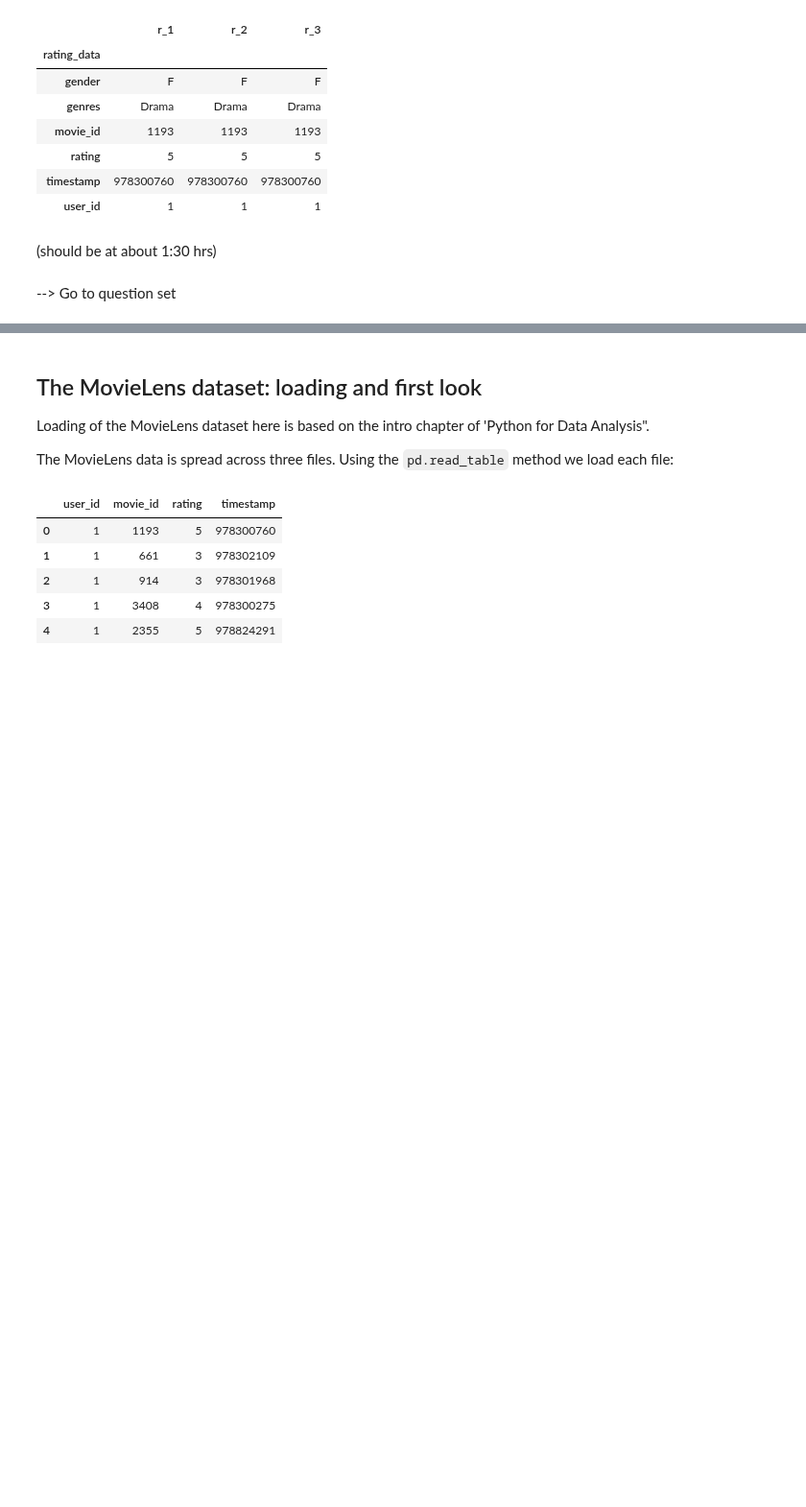
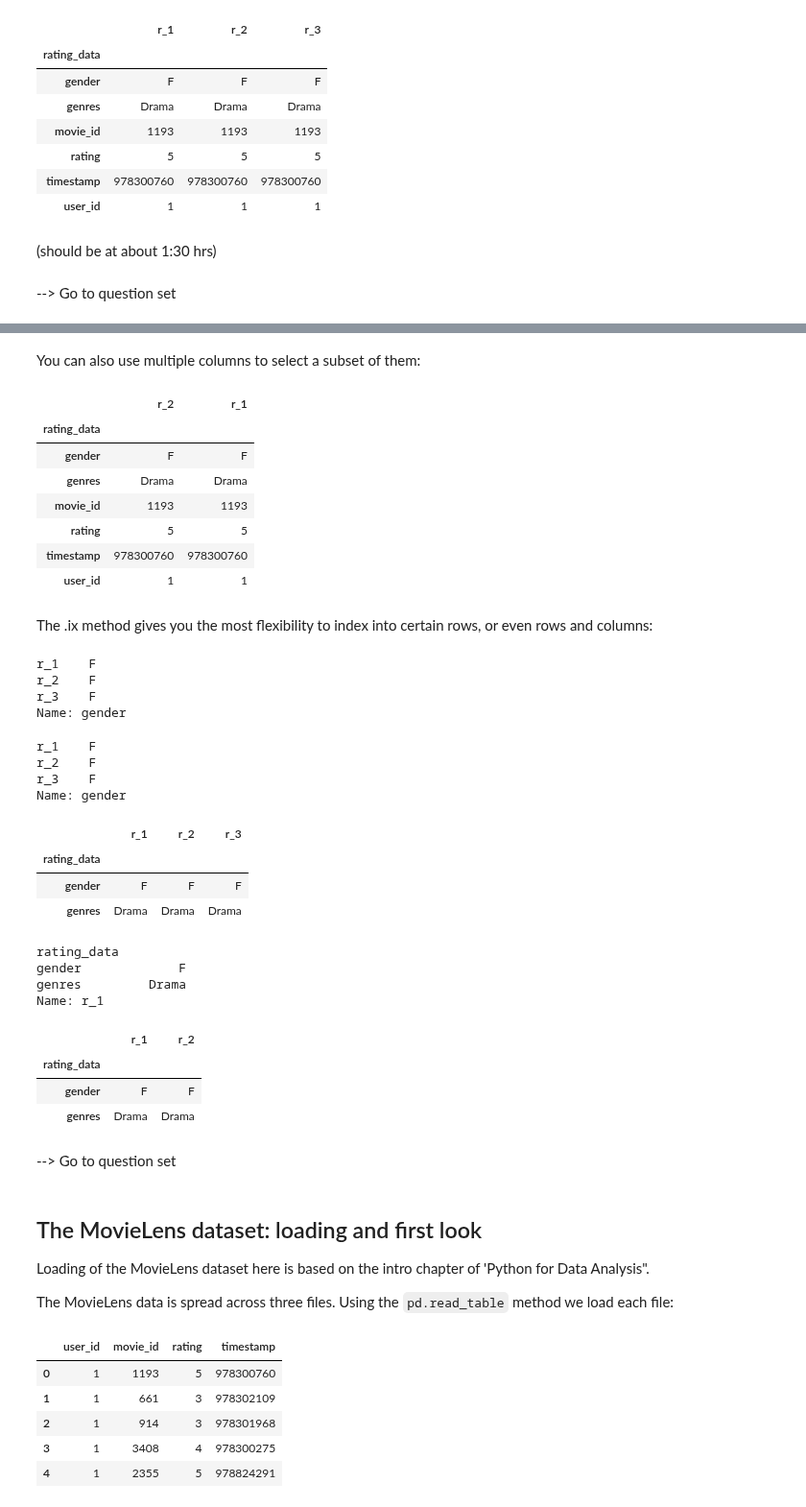
Before and after one commit to aurora1625/pycon2013, a Jupyter notebook: pycon.ipynb, the cells around one changed output, grey strips where cells are left out. Shown at 96% size. Drawn from its saved outputs; the diff is of its cells as text; code cells hidden in the pictures; blank space fills up the shorter version.

Commit message:
dataframe indexing section

```diff
--- a/pycon.ipynb
+++ b/pycon.ipynb
@@ -810,3 +836,56 @@ df
+# %% [markdown]
+You can also use multiple columns to select a subset of them:
+# %%
+df[['r_2', 'r_1']]
+# %% [output]
+|  | r_2 | r_1 |
+| rating_data |  |  |
+| gender | F | F |
+| genres | Drama | Drama |
+| movie_id | 1193 | 1193 |
+| rating | 5 | 5 |
+| timestamp | 978300760 | 978300760 |
+| user_id | 1 | 1 |
+# %% [markdown]
+The .ix method gives you the most flexibility to index into certain rows, or
+even rows and columns:
+# %%
+df.ix['gender']
+# %% [output]
+r_1    F
+r_2    F
+r_3    F
+Name: gender
+# %%
+df.ix[0]
+# %% [output]
+r_1    F
+r_2    F
+r_3    F
+Name: gender
+# %%
+df.ix[:2]
+# %% [output]
+|  | r_1 | r_2 | r_3 |
+| rating_data |  |  |  |
+| gender | F | F | F |
+| genres | Drama | Drama | Drama |
+# %%
+df.ix[:2, 'r_1']
+# %% [output]
+rating_data
+gender             F
+genres         Drama
+Name: r_1
+# %%
+df.ix[:2, ['r_1', 'r_2']]
+# %% [output]
+|  | r_1 | r_2 |
+| rating_data |  |  |
+| gender | F | F |
+| genres | Drama | Drama |
+# %% [markdown]
+--> Go to question set
 # %% [markdown]
 ## The MovieLens dataset: loading and first look
 
```
Also changed, not shown: parts of 7 cells of this notebook.
